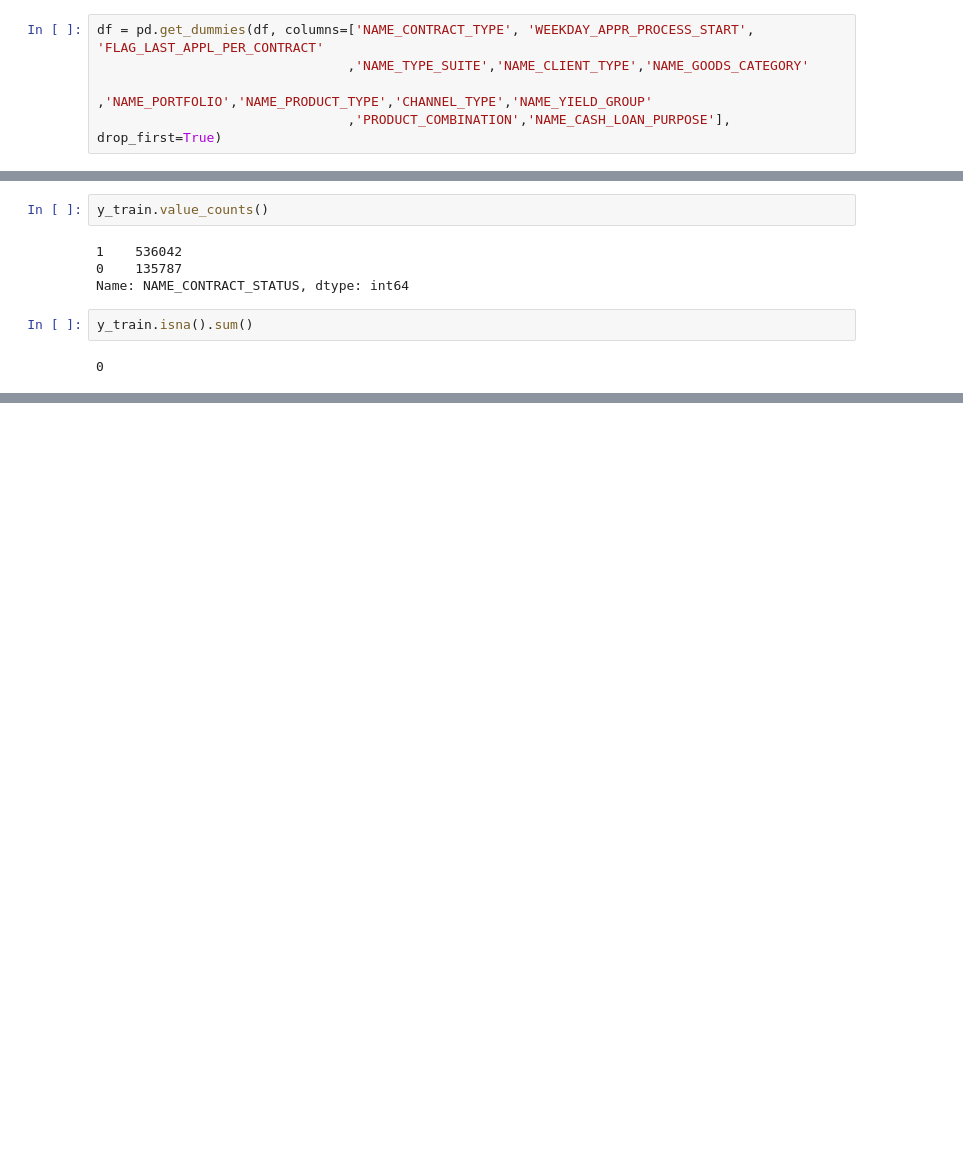
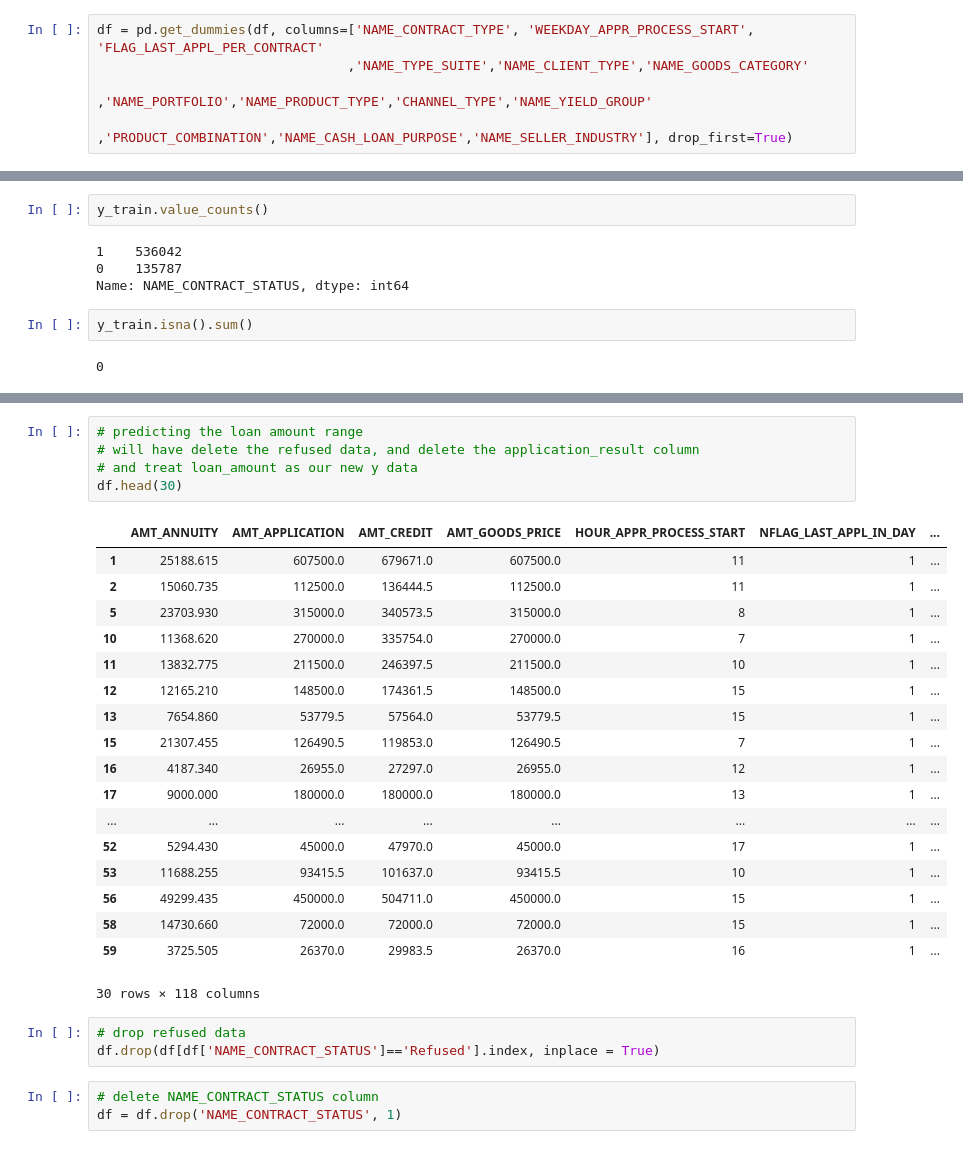
Before and after one commit to XinJin24/Credit_Saver, a Jupyter notebook: Works_Xin.ipynb, the cells around one changed output, grey strips where cells are left out. Cells and saved outputs as stored; diff of their text form; blank space fills up the shorter version.

```diff
--- a/Works_Xin.ipynb
+++ b/Works_Xin.ipynb
@@ -420,7 +427,7 @@ df.head()
 df = pd.get_dummies(df, columns=['NAME_CONTRACT_TYPE', 'WEEKDAY_APPR_PROCESS_START', 'FLAG_LAST_APPL_PER_CONTRACT'
                                 ,'NAME_TYPE_SUITE','NAME_CLIENT_TYPE','NAME_GOODS_CATEGORY'
                                 ,'NAME_PORTFOLIO','NAME_PRODUCT_TYPE','CHANNEL_TYPE','NAME_YIELD_GROUP'
-                                ,'PRODUCT_COMBINATION','NAME_CASH_LOAN_PURPOSE'], drop_first=True)
+                                ,'PRODUCT_COMBINATION','NAME_CASH_LOAN_PURPOSE','NAME_SELLER_INDUSTRY'], drop_first=True)
 # %%
 for col_name in df.columns:
     print(f"'{col_name}',")
@@ -633,0 +768,30 @@ graph
+# %%
+# predicting the loan amount range
+# will have delete the refused data, and delete the application_result column
+# and treat loan_amount as our new y data
+df.head(30)
+# %% [output]
+|  | AMT_ANNUITY | AMT_APPLICATION | AMT_CREDIT | AMT_GOODS_PRICE | HOUR_APPR_PROCESS_START | NFLAG_LAST_APPL_IN_DAY | ... |
+| 1 | 25188.615 | 607500.0 | 679671.0 | 607500.0 | 11 | 1 | ... |
+| 2 | 15060.735 | 112500.0 | 136444.5 | 112500.0 | 11 | 1 | ... |
+| 5 | 23703.930 | 315000.0 | 340573.5 | 315000.0 | 8 | 1 | ... |
+| 10 | 11368.620 | 270000.0 | 335754.0 | 270000.0 | 7 | 1 | ... |
+| 11 | 13832.775 | 211500.0 | 246397.5 | 211500.0 | 10 | 1 | ... |
+| 12 | 12165.210 | 148500.0 | 174361.5 | 148500.0 | 15 | 1 | ... |
+| 13 | 7654.860 | 53779.5 | 57564.0 | 53779.5 | 15 | 1 | ... |
+| 15 | 21307.455 | 126490.5 | 119853.0 | 126490.5 | 7 | 1 | ... |
+| 16 | 4187.340 | 26955.0 | 27297.0 | 26955.0 | 12 | 1 | ... |
+| 17 | 9000.000 | 180000.0 | 180000.0 | 180000.0 | 13 | 1 | ... |
+| ... | ... | ... | ... | ... | ... | ... | ... |
+| 52 | 5294.430 | 45000.0 | 47970.0 | 45000.0 | 17 | 1 | ... |
+| 53 | 11688.255 | 93415.5 | 101637.0 | 93415.5 | 10 | 1 | ... |
+| 56 | 49299.435 | 450000.0 | 504711.0 | 450000.0 | 15 | 1 | ... |
+| 58 | 14730.660 | 72000.0 | 72000.0 | 72000.0 | 15 | 1 | ... |
+| 59 | 3725.505 | 26370.0 | 29983.5 | 26370.0 | 16 | 1 | ... |
+30 rows × 118 columns
+# %%
+# drop refused data
+df.drop(df[df['NAME_CONTRACT_STATUS']=='Refused'].index, inplace = True)
+# %%
+# delete NAME_CONTRACT_STATUS column
+df = df.drop('NAME_CONTRACT_STATUS', 1)
```
Also changed, not shown: parts of 27 cells of this notebook.
